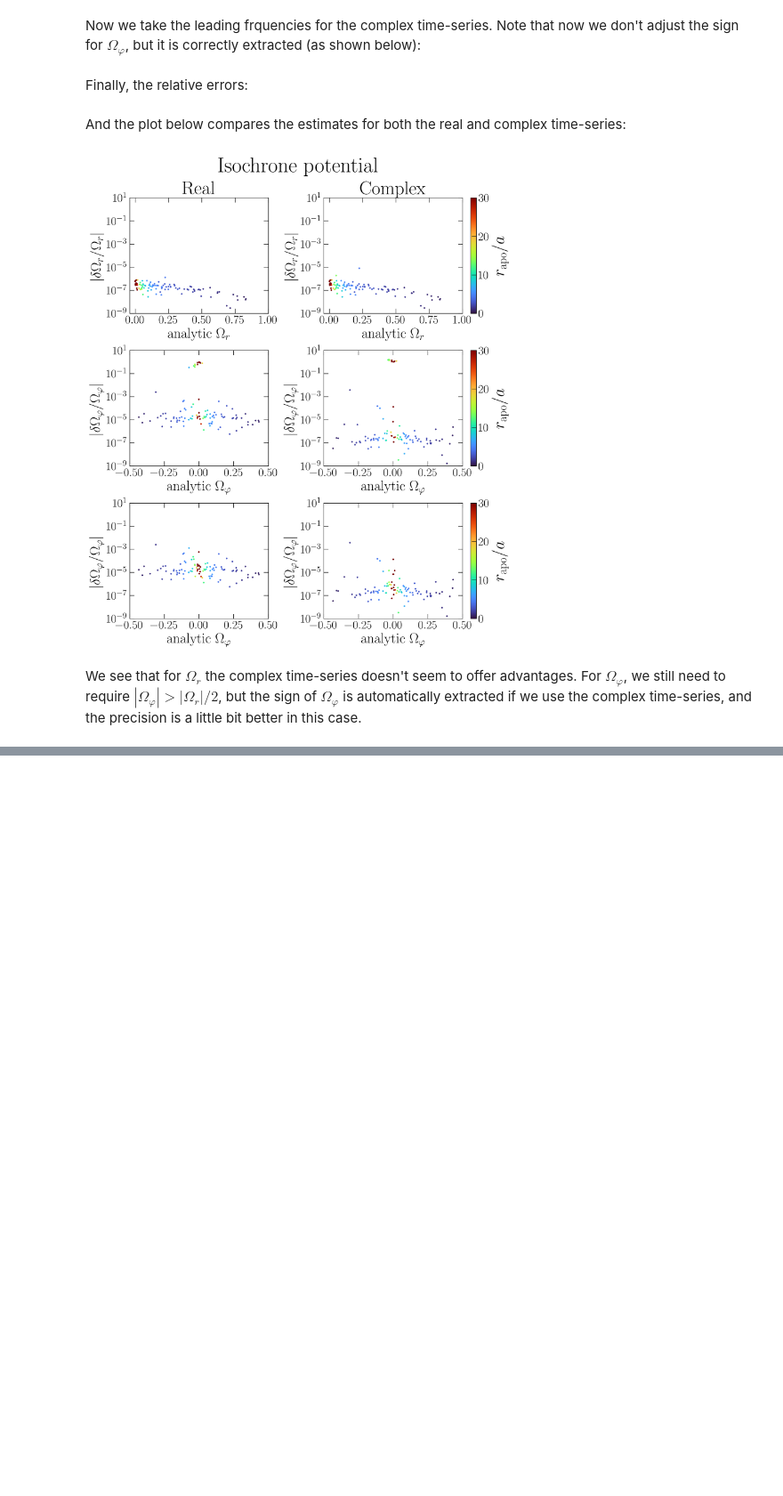
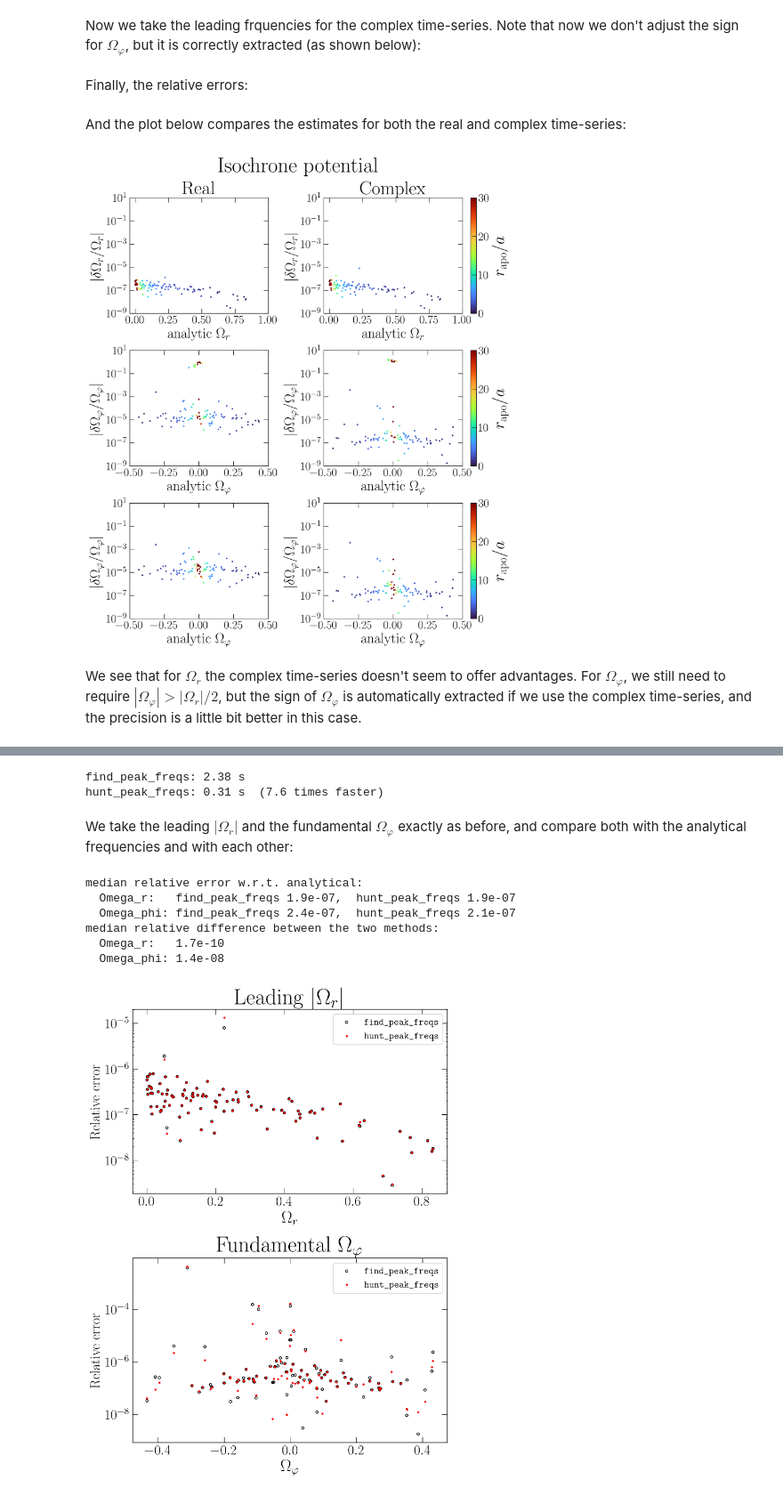
Before and after one commit to lberaldoesilva/naif, a Jupyter notebook: docs/source/tutorial_isochrone.ipynb, the cells around one changed output, grey strips where cells are left out. Shown at 89% size. Drawn from its saved outputs; the diff is of its cells as text; code cells hidden in the pictures; blank space fills up the shorter version.

```diff
--- a/docs/source/tutorial_isochrone.ipynb
+++ b/docs/source/tutorial_isochrone.ipynb
@@ -299,0 +312,68 @@ We see that for $\Omega_r$ the complex time-series doesn't seem to offer advanta
+# %%
+import time
+
+om_r_hunt = np.zeros((n_orbs, n_freqs))
+om_phi_hunt = np.zeros((n_orbs, n_freqs))
+a_r_hunt = np.zeros((n_orbs, n_freqs), dtype=np.complex128)
+a_phi_hunt = np.zeros((n_orbs, n_freqs), dtype=np.complex128)
+
+t0 = time.perf_counter()
+for i in range(n_orbs):
+    om_r_cmplx[i], a_r_cmplx[i] = naif.find_peak_freqs(fr[i], t[i], n_freqs=n_freqs, p=1, verbose=False)
+    om_phi_cmplx[i], a_phi_cmplx[i] = naif.find_peak_freqs(fphi[i], t[i], n_freqs=n_freqs, p=1, verbose=False)
+time_naff = time.perf_counter() - t0
+
+t0 = time.perf_counter()
+for i in range(n_orbs):
+    om_r_hunt[i], a_r_hunt[i] = naif.hunt_peak_freqs(fr[i], t[i], n_freqs=n_freqs, p=1, verbose=False)
+    om_phi_hunt[i], a_phi_hunt[i] = naif.hunt_peak_freqs(fphi[i], t[i], n_freqs=n_freqs, p=1, verbose=False)
+time_hunt = time.perf_counter() - t0
+
+print(f'find_peak_freqs: {time_naff:.2f} s')
+print(f'hunt_peak_freqs: {time_hunt:.2f} s  ({time_naff/time_hunt:.1f} times faster)')
+# %% [output]
+find_peak_freqs: 2.38 s
+hunt_peak_freqs: 0.31 s  (7.6 times faster)
+# %% [markdown]
+We take the leading $|\Omega_r|$ and the fundamental $\Omega_\varphi$ exactly as before, and compare both with the analytical frequencies and with each other:
+# %%
+lead_om_r_hunt = np.abs(om_r_hunt[:,0])
+fund_om_phi_hunt = np.zeros(n_orbs)
+for i in range(n_orbs):
+    idx_fund = np.where(np.abs(om_phi_hunt[i])>lead_om_r_hunt[i]/2.)[0]
+    fund_om_phi_hunt[i] = om_phi_hunt[i][idx_fund][0]
+
+delta_om_r_hunt = np.abs((an_Om_r - lead_om_r_hunt)/an_Om_r)
+delta_fund_om_phi_hunt = np.abs((an_Om_phi - fund_om_phi_hunt)/an_Om_phi)
+
+print('median relative error w.r.t. analytical:')
+print(f'  Omega_r:   find_peak_freqs {np.median(delta_om_r_cmplx):.1e},  hunt_peak_freqs {np.median(delta_om_r_hunt):.1e}')
+print(f'  Omega_phi: find_peak_freqs {np.median(delta_fund_om_phi_cmplx):.1e},  hunt_peak_freqs {np.median(delta_fund_om_phi_hunt):.1e}')
+print('median relative difference between the two methods:')
+print(f'  Omega_r:   {np.median(np.abs(lead_om_r_hunt/lead_om_r_cmplx - 1)):.1e}')
+print(f'  Omega_phi: {np.median(np.abs(fund_om_phi_hunt/fund_om_phi_cmplx - 1)):.1e}')
+# %% [output]
+median relative error w.r.t. analytical:
+  Omega_r:   find_peak_freqs 1.9e-07,  hunt_peak_freqs 1.9e-07
+  Omega_phi: find_peak_freqs 2.4e-07,  hunt_peak_freqs 2.1e-07
+median relative difference between the two methods:
+  Omega_r:   1.7e-10
+  Omega_phi: 1.4e-08
+# %%
+fig, axs = plt.subplots(2, 1, figsize=(8,10))
+fig.subplots_adjust(top=0.95, bottom=0.08, right=0.97, left=0.18, hspace=0.35)
+fig.patch.set_facecolor('white')
+
+for ax, an, d_naff, d_hunt, title in [
+        (axs[0], an_Om_r, delta_om_r_cmplx, delta_om_r_hunt, r'Leading $|\Omega_r|$'),
+        (axs[1], an_Om_phi, delta_fund_om_phi_cmplx, delta_fund_om_phi_hunt, r'Fundamental $\Omega_\varphi$')]:
+    ax.set_title(title)
+    ax.scatter(an, d_naff, s=12, marker='o', facecolors='none', edgecolors='k', label=r'\texttt{find\_peak\_freqs}')
+    ax.scatter(an, d_hunt, s=4, c='r', label=r'\texttt{hunt\_peak\_freqs}')
+    ax.set_yscale('log')
+    ax.set_ylabel('Relative error', fontsize=20)
+    ax.legend(fontsize=14)
+axs[0].set_xlabel(r'$\Omega_r$')
+axs[1].set_xlabel(r'$\Omega_\varphi$');
+# %% [output]
+[figure, added]
```
Also changed, not shown: parts of 3 cells of this notebook, 10 other files.
